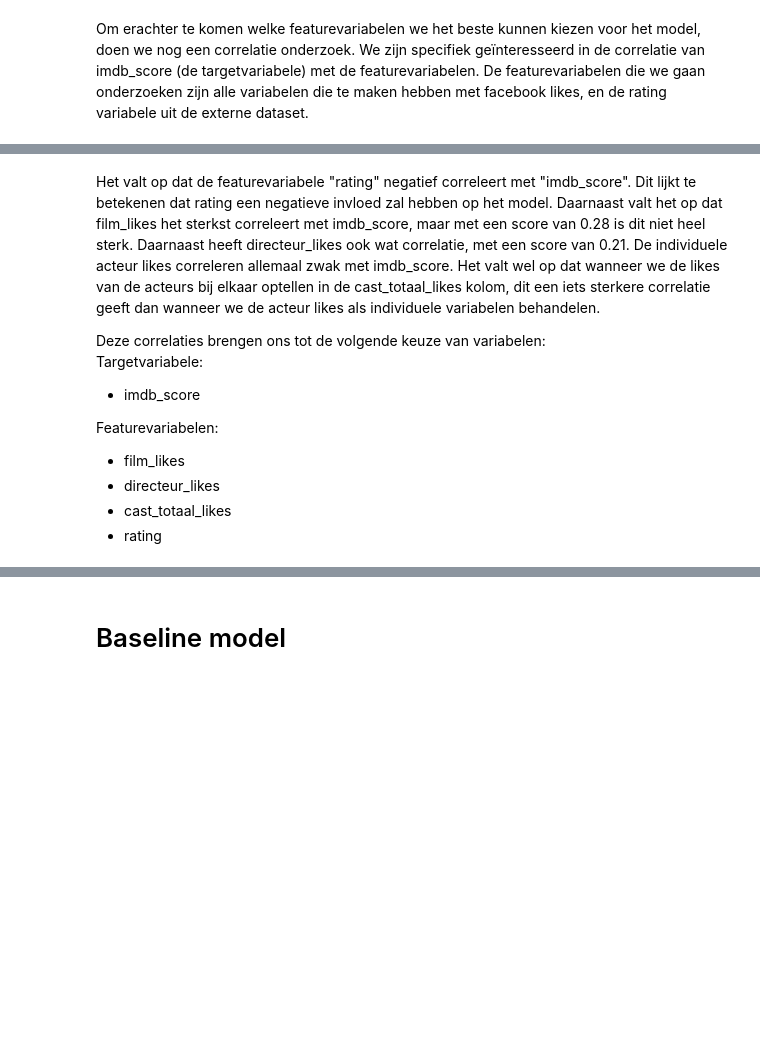
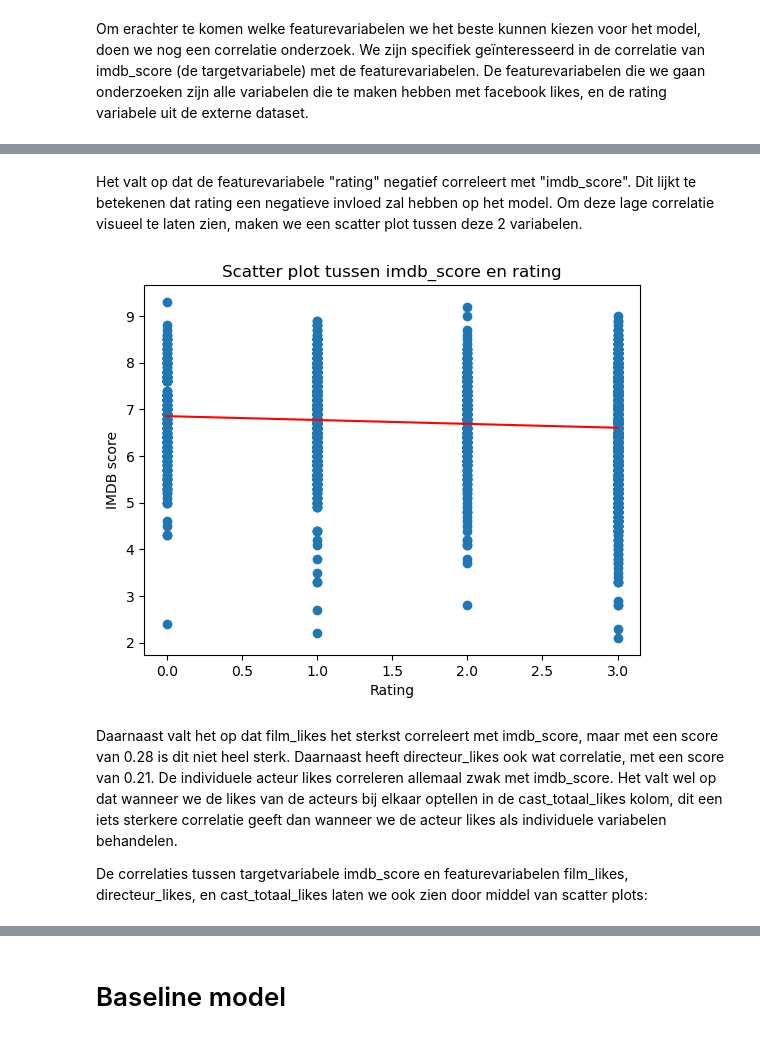
Before and after one commit to GitMathijs/CM2024-casus, a Jupyter notebook: CM_onderzoeksvraag_2.ipynb, the cells around one changed output, grey strips where cells are left out. Saved outputs shown, nothing was run; the diff lists cells and outputs as text; code cells hidden in the pictures; blank space fills up the shorter version.

```diff
--- a/CM_onderzoeksvraag_2.ipynb
+++ b/CM_onderzoeksvraag_2.ipynb
@@ -67,9 +72,0 @@ Zoals te zien is krijgen we een tabel met 0 matches, er is dus iets mis gegaan.
-# %%
-# Verwijderen trailing spaces in de films dataset (titel kolom)
-print(films['titel'][0])
-print(f"{len(films['titel'][0])} karakters")
-
-films['titel'] = films['titel'].str.rstrip()
-
-print(films['titel'][0])
-print(f"{len(films['titel'][0])} karakters")
@@ -141,15 +113,24 @@ kolommen.corr()
 | cast_totaal_likes | 0.189325 | 0.117352 | 0.942074 | 0.643622 | 0.490278 | 1.000000 | ... |
 | rating | 0.008143 | -0.044826 | -0.041734 | -0.021972 | 0.024292 | -0.034063 | ... |
 | imdb_score | 0.286740 | 0.212360 | 0.074853 | 0.076774 | 0.052541 | 0.083972 | ... |
+# %% [markdown]
+Het valt op dat de featurevariabele "rating" negatief correleert met "imdb_score". Dit lijkt te betekenen dat rating een negatieve invloed zal hebben op het model. Om deze lage correlatie visueel te laten zien, maken we een scatter plot tussen deze 2 variabelen.
+# %%
+# Scatter plot tussen rating en imdb_score
+plt.scatter(data['rating'], data['imdb_score'])
+
+plt.title('Scatter plot tussen imdb_score en rating')
+plt.xlabel('Rating')
+plt.ylabel('IMDB score')
+
+# Lijn voor de beste fit
+m, b = np.polyfit(data['rating'], data['imdb_score'], 1)
+plt.plot(data['rating'], m * np.array(data['rating']) + b, color='red')
+
+plt.show()
+# %% [output]
+[figure, added]
 # %% [markdown]
-Het valt op dat de featurevariabele "rating" negatief correleert met "imdb_score". Dit lijkt te betekenen dat rating een negatieve invloed zal hebben op het model. Daarnaast valt het op dat film_likes het sterkst correleert met imdb_score, maar met een score van 0.28 is dit niet heel sterk. Daarnaast heeft directeur_likes ook wat correlatie, met een score van 0.21. De individuele acteur likes correleren allemaal zwak met imdb_score. Het valt wel op dat wanneer we de likes van de acteurs bij elkaar optellen in de cast_totaal_likes kolom, dit een iets sterkere correlatie geeft dan wanneer we de acteur likes als individuele variabelen behandelen.
+Daarnaast valt het op dat film_likes het sterkst correleert met imdb_score, maar met een score van 0.28 is dit niet heel sterk. Daarnaast heeft directeur_likes ook wat correlatie, met een score van 0.21. De individuele acteur likes correleren allemaal zwak met imdb_score. Het valt wel op dat wanneer we de likes van de acteurs bij elkaar optellen in de cast_totaal_likes kolom, dit een iets sterkere correlatie geeft dan wanneer we de acteur likes als individuele variabelen behandelen.
 
-Deze correlaties brengen ons tot de volgende keuze van variabelen:
-Targetvariabele:
-- imdb_score
-
-Featurevariabelen:
-- film_likes
-- directeur_likes
-- cast_totaal_likes
-- rating
+De correlaties tussen targetvariabele imdb_score en featurevariabelen film_likes, directeur_likes, en cast_totaal_likes laten we ook zien door middel van scatter plots:
```
Also changed, not shown: parts of 11 cells of this notebook.
